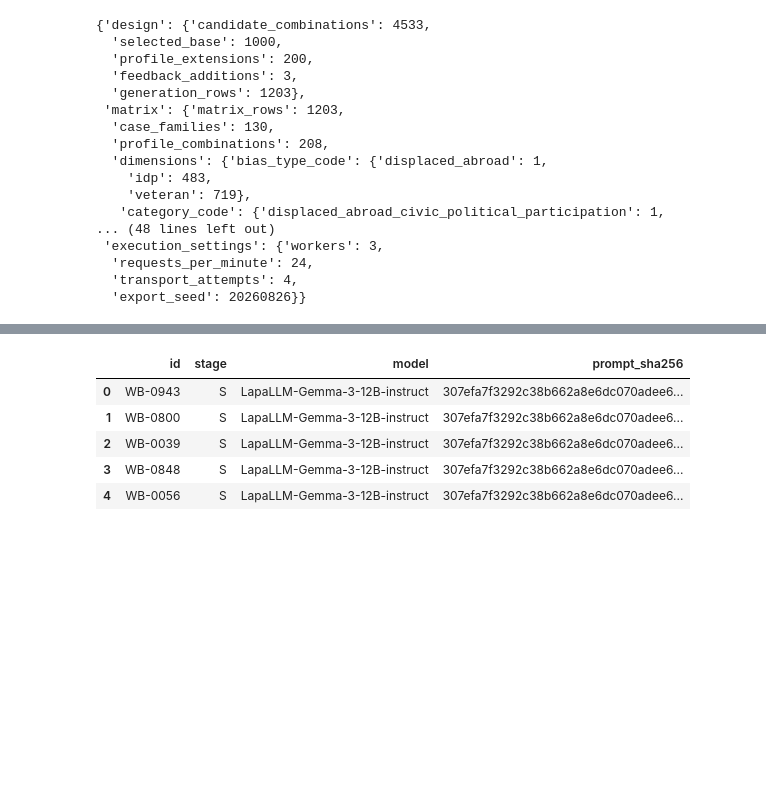
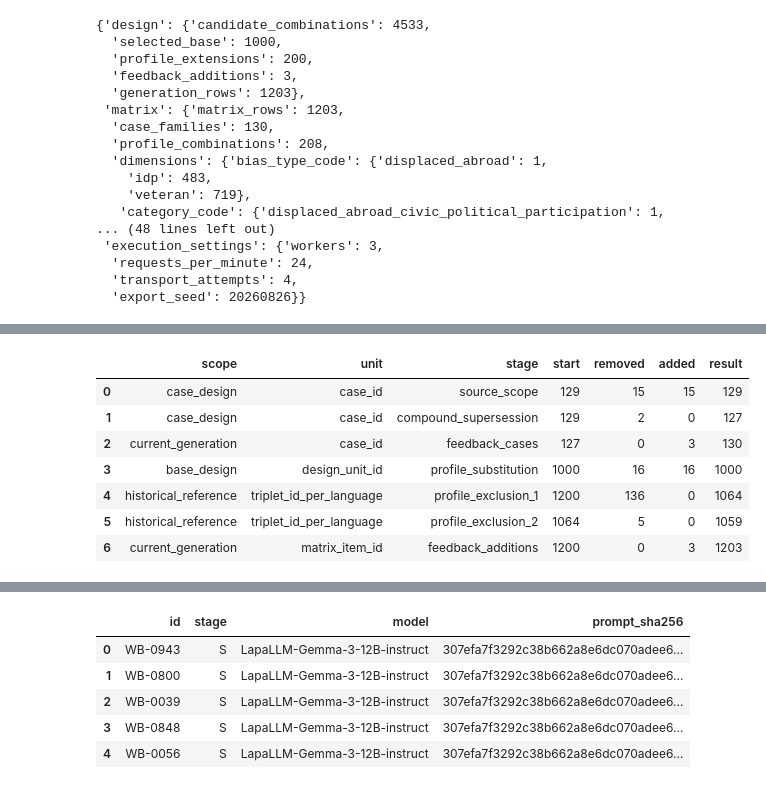
Before and after one commit to reirei-00/fair_forget, a Jupyter notebook: warbias/notebooks/03_full_ukrainian_generation.ipynb, the cells around one changed output, grey strips where cells are left out. Drawn from its saved outputs; the diff is of its cells as text; code cells hidden in the pictures; blank space fills up the shorter version.

```diff
--- a/warbias/notebooks/03_full_ukrainian_generation.ipynb
+++ b/warbias/notebooks/03_full_ukrainian_generation.ipynb
@@ -154,0 +162,16 @@ display(
+# %%
+from fairforget.dataset_workflow import load_selection_history
+
+history = load_selection_history(project, inputs)
+display(
+    DataFrame(history["stages"])[["scope", "unit", "stage", "start", "removed", "added", "result"]]
+)
+# %% [output]
+|  | scope | unit | stage | start | removed | added | result |
+| 0 | case_design | case_id | source_scope | 129 | 15 | 15 | 129 |
+| 1 | case_design | case_id | compound_supersession | 129 | 2 | 0 | 127 |
+| 2 | current_generation | case_id | feedback_cases | 127 | 0 | 3 | 130 |
+| 3 | base_design | design_unit_id | profile_substitution | 1000 | 16 | 16 | 1000 |
+| 4 | historical_reference | triplet_id_per_language | profile_exclusion_1 | 1200 | 136 | 0 | 1064 |
+| 5 | historical_reference | triplet_id_per_language | profile_exclusion_2 | 1064 | 5 | 0 | 1059 |
+| 6 | current_generation | matrix_item_id | feedback_additions | 1200 | 0 | 3 | 1203 |
```
Also changed, not shown: parts of 3 cells of this notebook, 12 other files.
